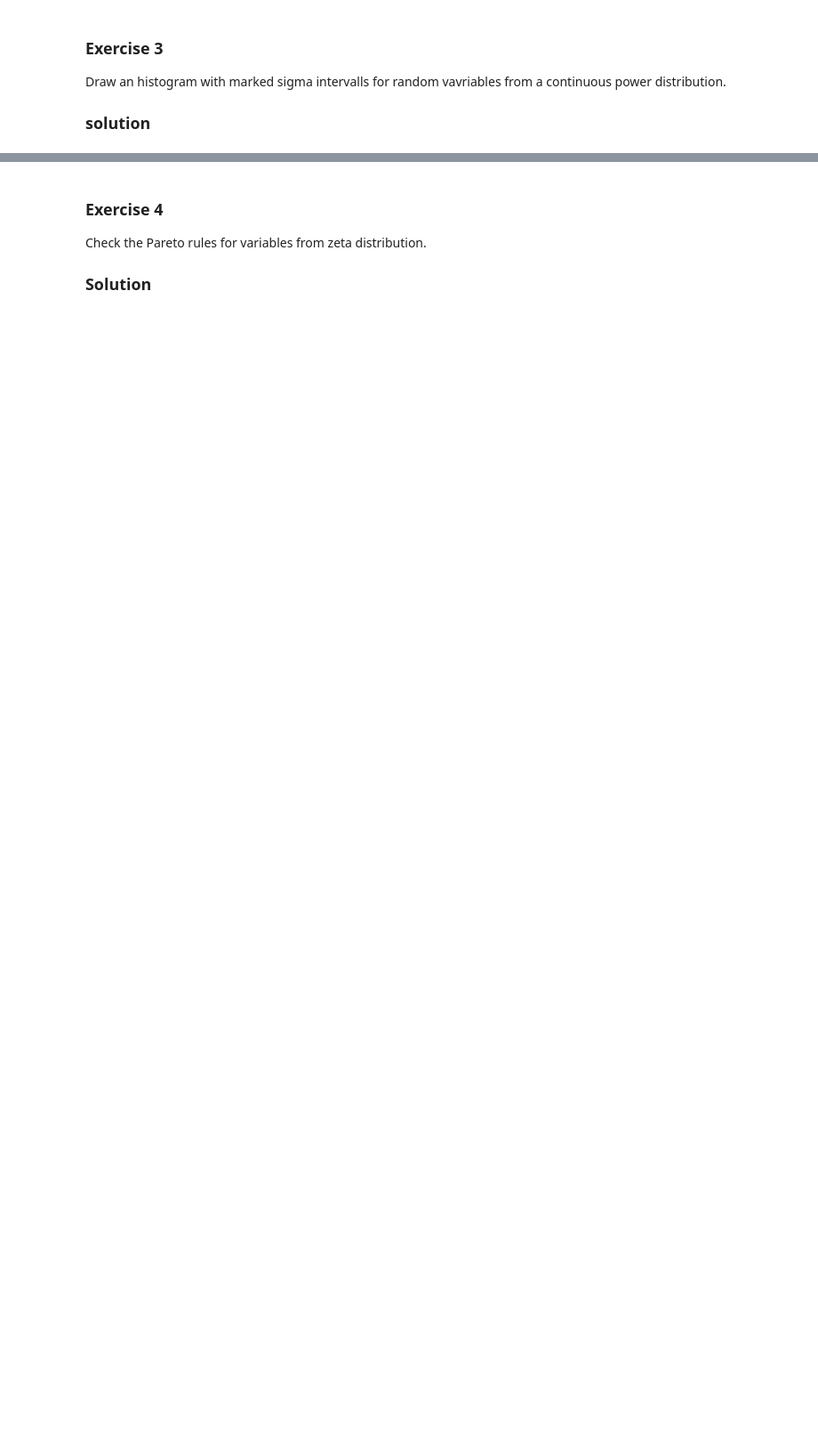
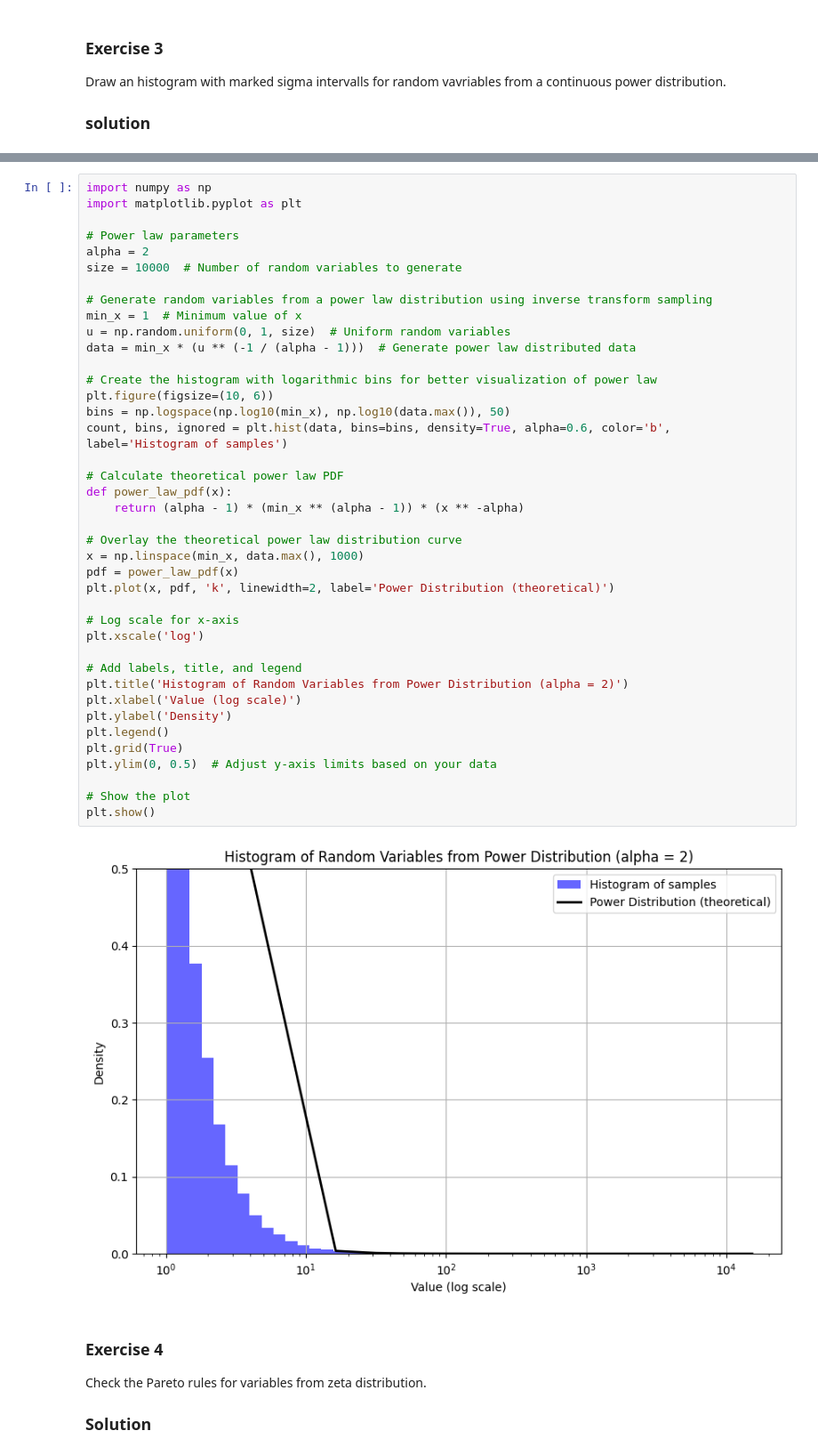
Before and after one commit to alessandrogentili001/Social-Networks-and-Recommendation-Systems, a Jupyter notebook: week_03/lab03.ipynb, the cells around one changed output, grey strips where cells are left out. Shown at 89% size. Drawn from its saved outputs; the diff is of its cells as text; blank space fills up the shorter version.

```diff
--- a/week_03/lab03.ipynb
+++ b/week_03/lab03.ipynb
@@ -115,3 +153,45 @@ plt.plot()
+# %%
+import numpy as np
+import matplotlib.pyplot as plt
+
+# Power law parameters
+alpha = 2
+size = 10000  # Number of random variables to generate
+
+# Generate random variables from a power law distribution using inverse transform sampling
+min_x = 1  # Minimum value of x
+u = np.random.uniform(0, 1, size)  # Uniform random variables
+data = min_x * (u ** (-1 / (alpha - 1)))  # Generate power law distributed data
+
+# Create the histogram with logarithmic bins for better visualization of power law
+plt.figure(figsize=(10, 6))
+bins = np.logspace(np.log10(min_x), np.log10(data.max()), 50)
+count, bins, ignored = plt.hist(data, bins=bins, density=True, alpha=0.6, color='b', label='Histogram of samples')
+
+# Calculate theoretical power law PDF
+def power_law_pdf(x):
+    return (alpha - 1) * (min_x ** (alpha - 1)) * (x ** -alpha)
+
+# Overlay the theoretical power law distribution curve
+x = np.linspace(min_x, data.max(), 1000)
+pdf = power_law_pdf(x)
+plt.plot(x, pdf, 'k', linewidth=2, label='Power Distribution (theoretical)')
+
+# Log scale for x-axis
+plt.xscale('log')
+
+# Add labels, title, and legend
+plt.title('Histogram of Random Variables from Power Distribution (alpha = 2)')
+plt.xlabel('Value (log scale)')
+plt.ylabel('Density')
+plt.legend()
+plt.grid(True)
+plt.ylim(0, 0.5)  # Adjust y-axis limits based on your data
+
+# Show the plot
+plt.show()
+# %% [output]
+[figure, added]
 # %% [markdown]
 ### Exercise 4
 
```
Also changed, not shown: parts of 13 cells of this notebook.
